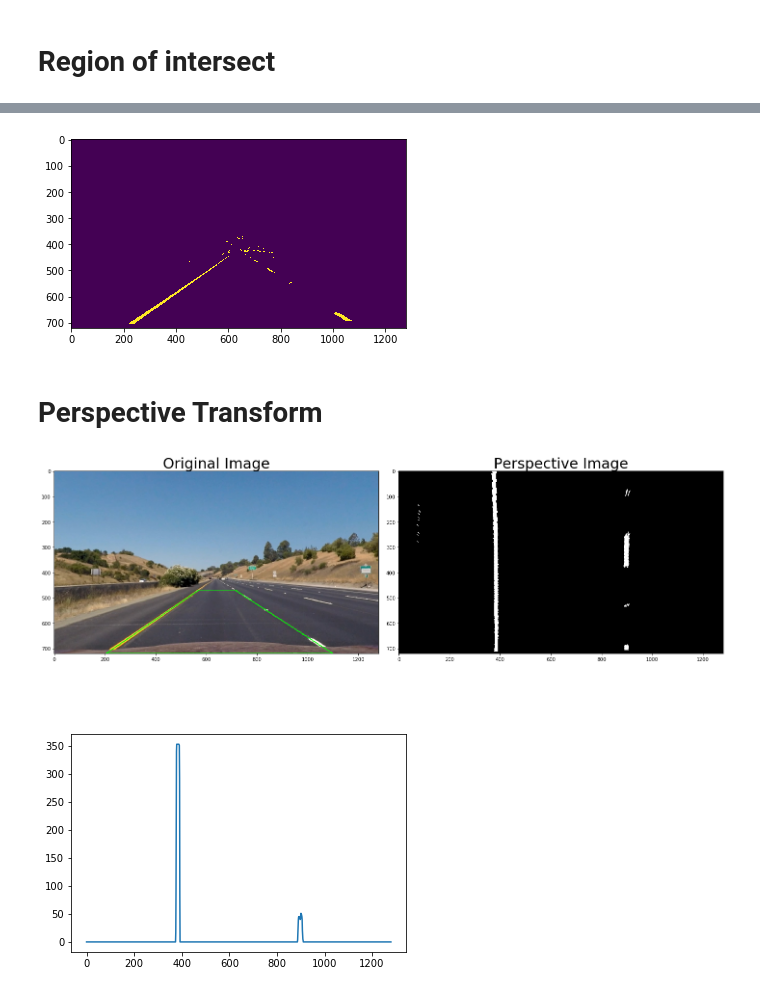
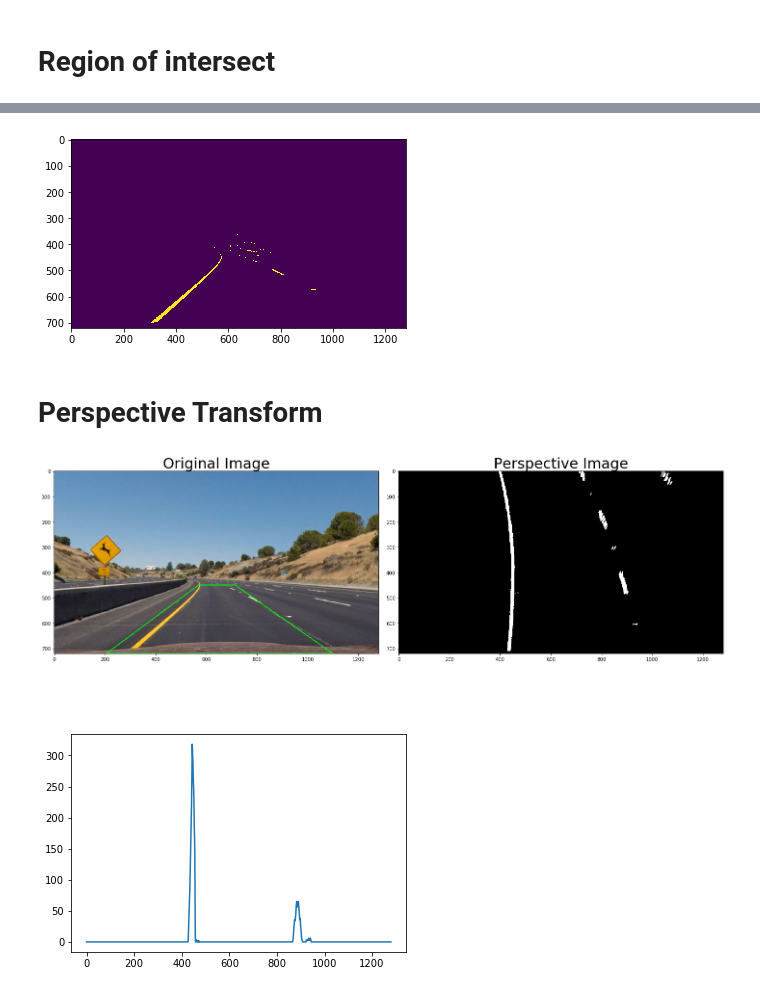
Before and after one commit to kirilcvetkov92/Advanced-Lane-Detection, a Jupyter notebook: Notebook.ipynb, the cells around one changed output, grey strips where cells are left out. Cells and saved outputs as stored; diff of their text form; code cells hidden in the pictures.

```diff
--- a/Notebook.ipynb
+++ b/Notebook.ipynb
@@ -24,7 +24,8 @@ for fname in fnames :
 # %% [markdown]
 # Undistort
 # %%
-img = mpimg.imread('straight_lines1.jpg')
+img = mpimg.imread('test_images/test2.jpg')
+height, width  = img.shape[0], img.shape[1]
 undistorted, dist, mtx = cal_undistort(img, obj_points_list, img_points_list)
 
 f, (ax1, ax2) = plt.subplots(1, 2, figsize=(24, 9))
@@ -127,40 +101,22 @@ filtered_image = filter_image(undistorted.copy())
 plt.imshow(filtered_image)
 plt.show()
 # %% [output]
-[figure, old version]
+[figure, new version]
 # %% [markdown]
 # Perspective Transform
 # %%
 # # Vertices extracted manually for performing a perspective transform
-img_size = (width,height)
-
-source_list = [[205,720], [1100, 720], [715, 470], [570, 470]]
-source_points = np.array(source_list)
-
-fac = 0.3
-p1 = [fac * width, height]
-p2 = [width - fac * width, height]
-p3 = [width - fac * width, 0]
-p4 = [fac * width, 0]
-destination_points = [p1,p2,p3,p4]
-
-filled = cv2.polylines(img.copy(),[source_points],True,(0,255,0), thickness=2)
-
-src = np.float32(source_list)
-dst = np.float32(destination_points)
-M = cv2.getPerspectiveTransform(src, dst)
-warped = cv2.warpPerspective(filtered_image, M, img_size, flags=cv2.INTER_LINEAR)
-
+warped, filled = perspective_transform_with_filled_area(img.copy(), filtered_image)
 
 f, (ax1, ax2) = plt.subplots(1, 2, figsize=(20, 10))
 f.tight_layout()
 ax1.imshow(filled)
 ax1.set_title('Original Image', fontsize=30)
 ax2.imshow(warped, cmap='gray')
 ax2.set_title('Perspective Image', fontsize=30)
 plt.show()
 # %% [output]
-[figure, old version]
+[figure, new version]
 # %% [markdown]
 ####
 # %%
@@ -168,4 +124,4 @@ histogram = np.sum(warped[warped.shape[0]//2:,:], axis=0)
 plt.plot(histogram)
 plt.show()
 # %% [output]
-[figure, old version]
+[figure, new version]
```
Also changed, not shown: parts of 19 cells of this notebook, 9 other files.
